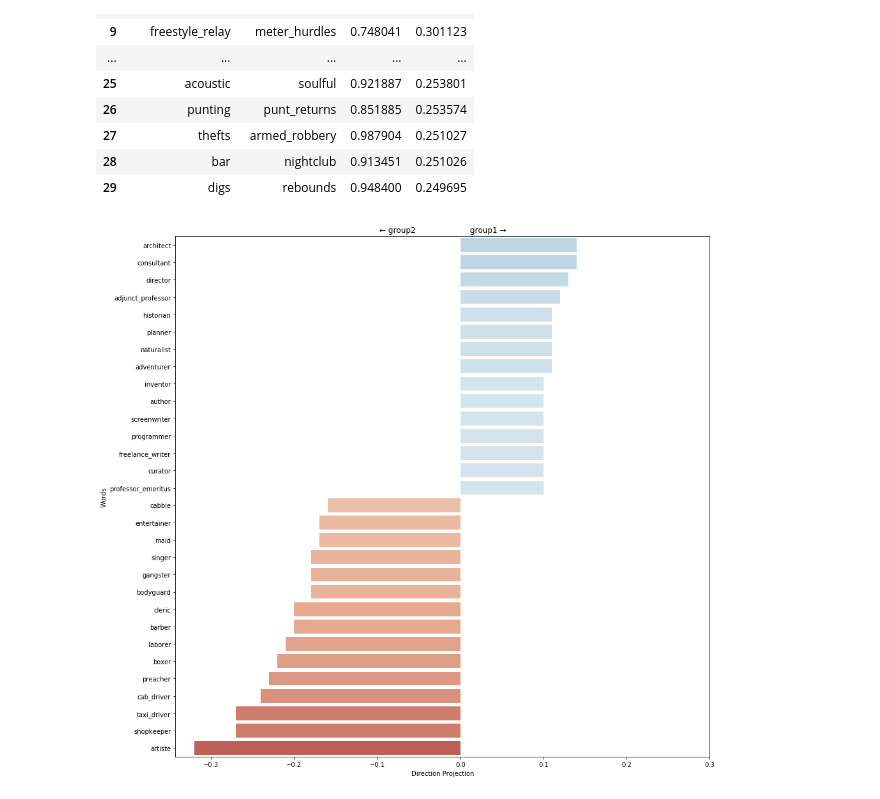
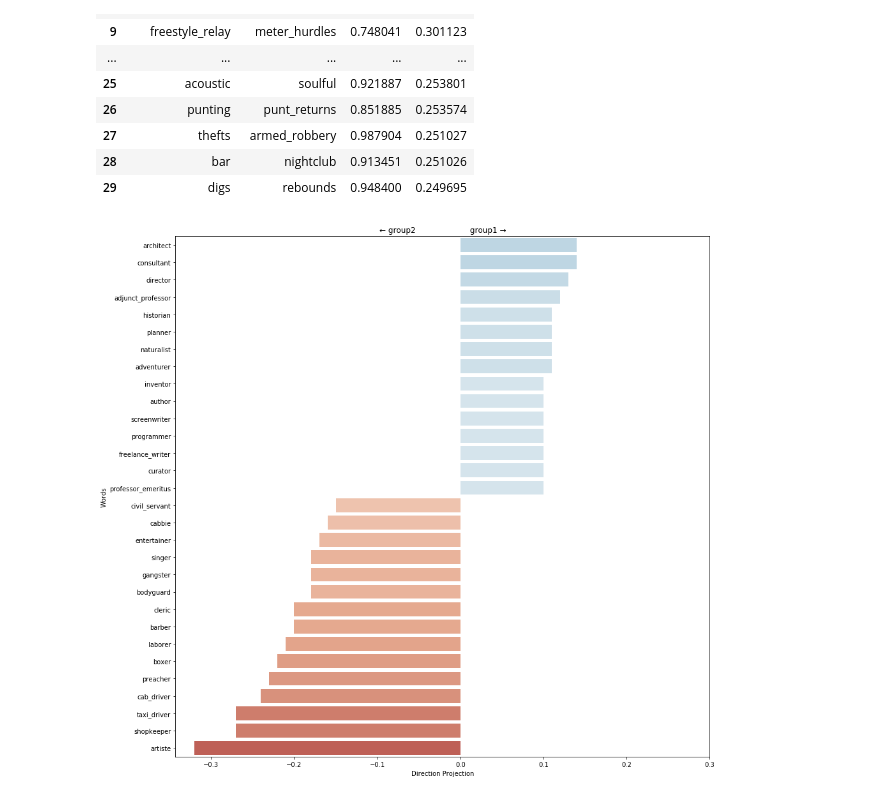
Before and after one commit to ResponsiblyAI/responsibly, a Jupyter notebook: docs/notebooks/exploratory-demo-race-bias-words-embedding.ipynb, the cells around one changed output. Cells and saved outputs as stored; diff of their text form; code cells hidden in the pictures.

```diff
--- a/docs/notebooks/exploratory-demo-race-bias-words-embedding.ipynb
+++ b/docs/notebooks/exploratory-demo-race-bias-words-embedding.ipynb
@@ -33,5 +33,5 @@ race_bias_we._identify_direction('group1', 'group2',
 # %% [output]
 Identify direction using sum method...
 # %%
-profession_names = race_bias_we._filter_words_by_model(BOLUKBASI_DATA['gender']['profession_names'])
+neutral_profession_names = race_bias_we._filter_words_by_model(BOLUKBASI_DATA['gender']['neutral_profession_names'])
 # %%
@@ -66,6 +66,6 @@ race_bias_we.generate_analogies(30)
 | 29 | digs | rebounds | 0.948400 | 0.249695 |
 # %%
 f, ax = plt.subplots(figsize=(15, 15))
-race_bias_we.plot_projection_scores(profession_names, 15, ax=ax);
+race_bias_we.plot_projection_scores(neutral_profession_names, 15, ax=ax);
 # %% [output]
-[figure, old version]
+[figure, new version]
```
Also changed, not shown: parts of 2 cells of this notebook, 8 other files.
